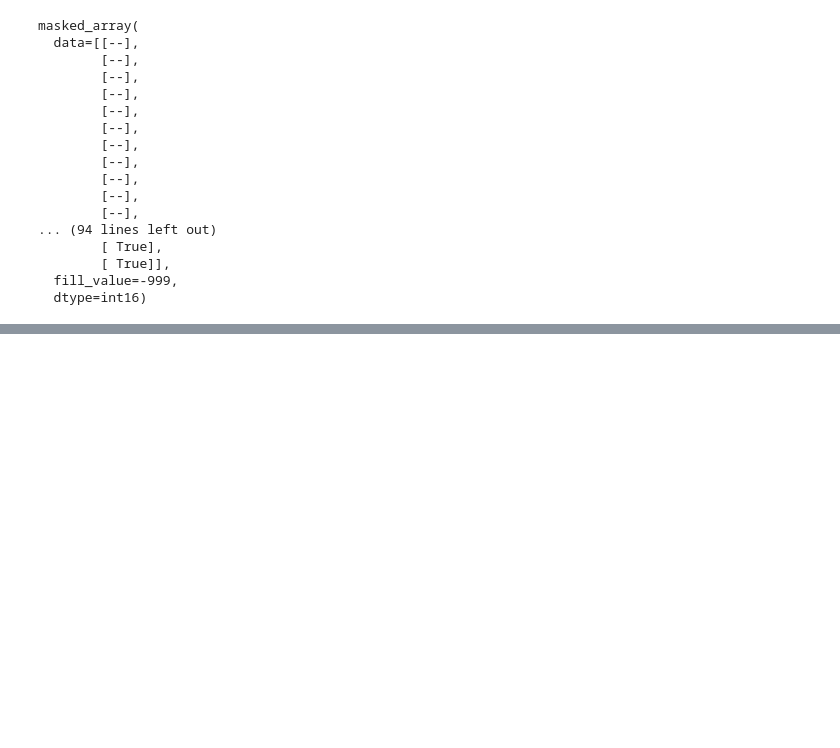
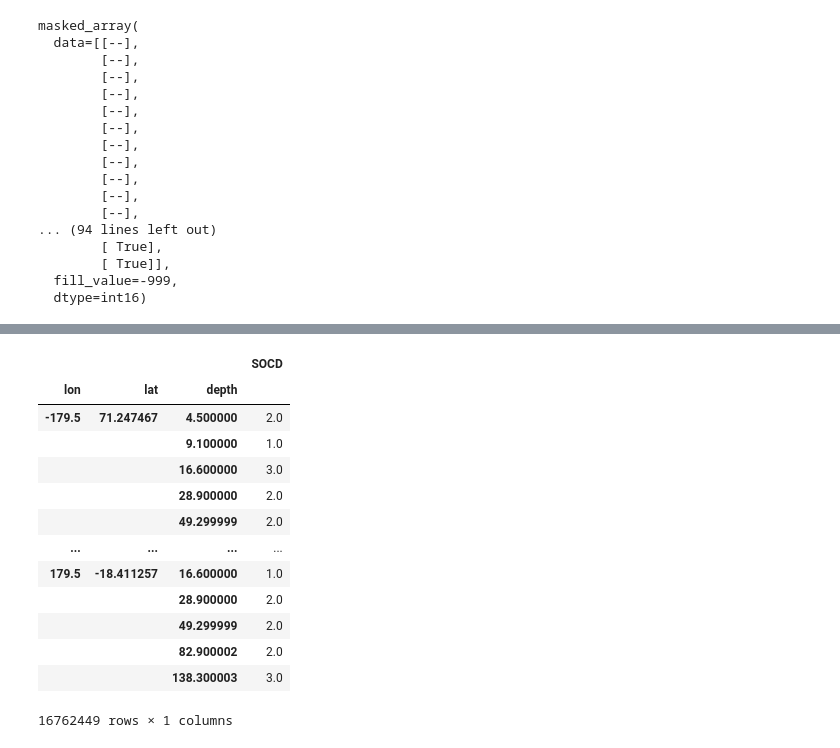
Before and after one commit to khurchla/sustain-our-soil-for-our-food, a Jupyter notebook: analysis/soil_data_analysis.ipynb, the cells around one changed output, grey strips where cells are left out. Drawn from its saved outputs; the diff is of its cells as text; code cells hidden in the pictures; blank space fills up the shorter version.

```diff
--- a/analysis/soil_data_analysis.ipynb
+++ b/analysis/soil_data_analysis.ipynb
@@ -195,0 +276,22 @@ ValueError: Must pass 2-d input. shape=(8, 1680, 4320)
+# %%
+# try the subset to remove na values without going through the flattening of the index first
+# it works without resetting the index
+df2 = df[~df.SOCD.isna()]
+# %%
+# view the dataframe now, which retains its original indexing, but has only records with values
+df2
+# %% [output]
+|  |  |  | SOCD |
+| lon | lat | depth |  |
+| -179.5 | 71.247467 | 4.500000 | 2.0 |
+|  |  | 9.100000 | 1.0 |
+|  |  | 16.600000 | 3.0 |
+|  |  | 28.900000 | 2.0 |
+|  |  | 49.299999 | 2.0 |
+| ... | ... | ... | ... |
+| 179.5 | -18.411257 | 16.600000 | 1.0 |
+|  |  | 28.900000 | 2.0 |
+|  |  | 49.299999 | 2.0 |
+|  |  | 82.900002 | 2.0 |
+|  |  | 138.300003 | 3.0 |
+16762449 rows × 1 columns
```
Also changed, not shown: parts of 19 cells of this notebook, 21 other files.
